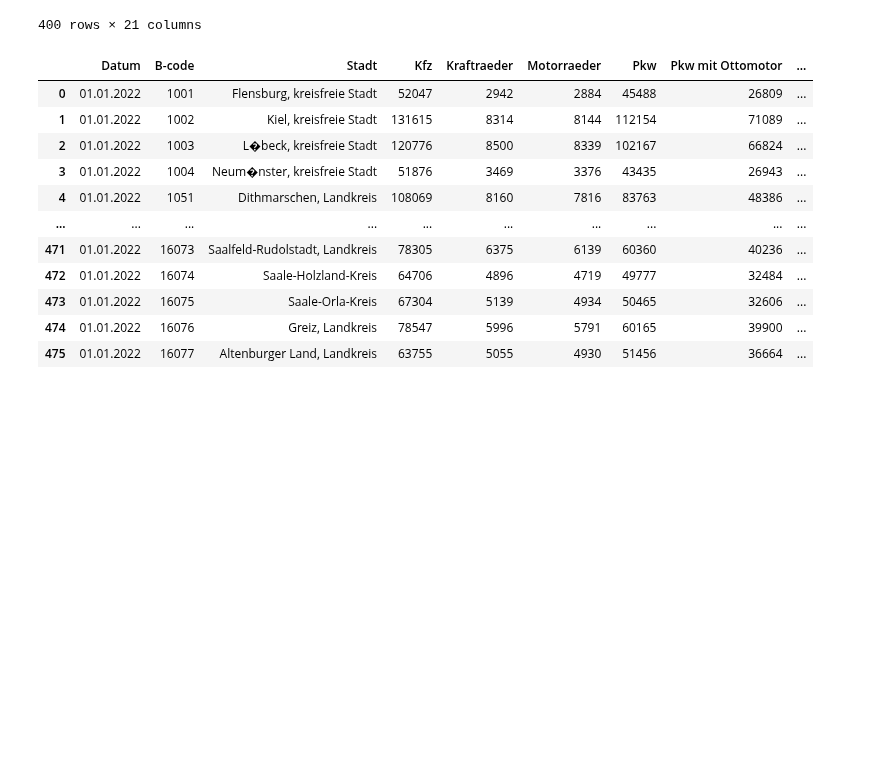
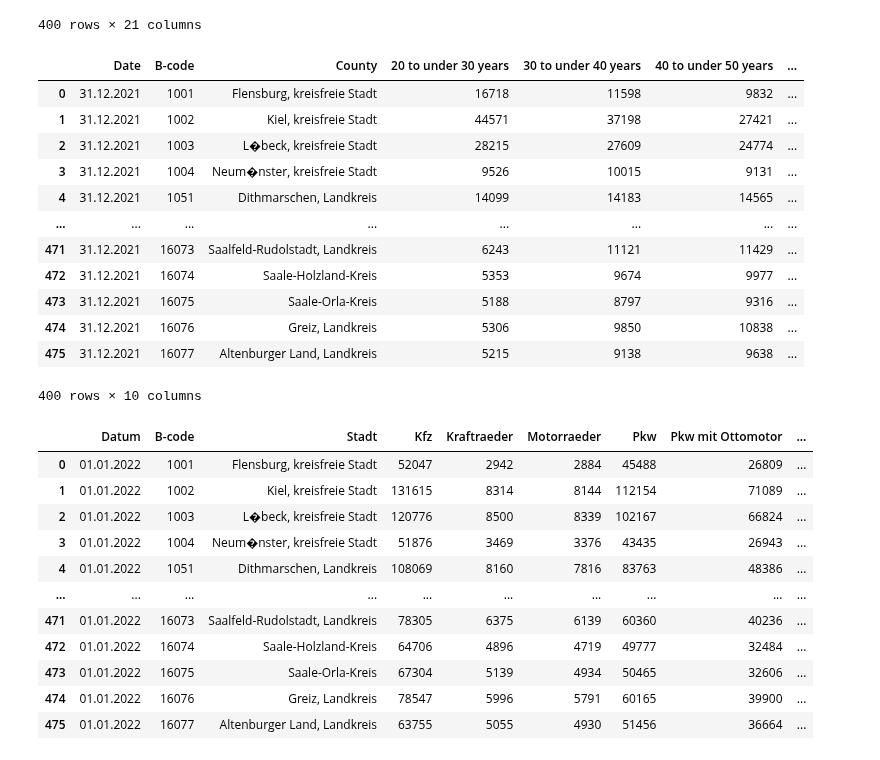
Before and after one commit to NumEconCopenhagen/projects-2023-mes, a Jupyter notebook: dataproject/dataproject.ipynb, the cells around one changed output. Cells and saved outputs as stored; diff of their text form; code cells hidden in the pictures; blank space fills up the shorter version.

```diff
--- a/dataproject/dataproject.ipynb
+++ b/dataproject/dataproject.ipynb
@@ -55,6 +55,57 @@ dfA
 | 474 | 31.12.2021 | 16076 | Greiz, Landkreis | 1939 | 2290 | 3371 | ... |
 | 475 | 31.12.2021 | 16077 | Altenburger Land, Landkreis | 1718 | 2088 | 2842 | ... |
 400 rows × 21 columns
+# %%
+# read the data into a DataFrame
+
+
+
+dfA = dfA.apply(pd.to_numeric, errors = 'ignore')
+
+age_ranges = [
+    ('20 bis unter 25 Jahre', '25 bis unter 30 Jahre'),
+    ('30 bis unter 35 Jahre', '35 bis unter 40 Jahre'),
+    ('40 bis unter 45 Jahre', '45 bis unter 50 Jahre'),
+    ('50 bis unter 55 Jahre', '55 bis unter 60 Jahre')
+]
+
+# loop over the age ranges and add them together
+for age_range in age_ranges:
+    col1, col2 = age_range
+    lower_bound = int(col1.split()[0])
+    upper_bound = int(col2.split()[0])
+    new_col_name = f'{lower_bound}-{upper_bound}'
+    dfA[new_col_name] = dfA[col1] + dfA[col2]
+
+# drop irrelevant ages
+
+dfA.drop(['unter 3 Jahre', '3 bis unter 6 Jahre', '6 bis unter 10 Jahre', '10 bis unter 15 Jahre', '15 bis unter 18 Jahre', '18 bis unter 20 Jahre', '20 bis unter 25 Jahre', '25 bis unter 30 Jahre', '30 bis unter 35 Jahre', '35 bis unter 40 Jahre', '40 bis unter 45 Jahre', '45 bis unter 50 Jahre', '50 bis unter 55 Jahre', '55 bis unter 60 Jahre', '60 bis unter 65 Jahre'], axis=1, inplace=True)
+# %%
+#remame the columns
+
+dfA_final = dfA.rename(columns = {'65 bis unter 75 Jahre':'65 to under 75 years', 'Landkreis':'County', 'Datum':'Date','75 Jahre und mehr':'75 years and older', 'Insgesamt':'Total', '20-25':'20 to under 30 years', '30-35':'30 to under 40 years', '40-45':'40 to under 50 years', '50-55':'50 to under 60 years' })
+
+# new column order
+
+new_column_order = ['Date', 'B-code', 'County', '20 to under 30 years', '30 to under 40 years', '40 to under 50 years', '50 to under 60 years', '65 to under 75 years', '75 years and older', 'Total']
+dfA_final = dfA_final.reindex(columns=new_column_order)
+
+# display the modified DataFrame
+dfA_final
+# %% [output]
+|  | Date | B-code | County | 20 to under 30 years | 30 to under 40 years | 40 to under 50 years | ... |
+| 0 | 31.12.2021 | 1001 | Flensburg, kreisfreie Stadt | 16718 | 11598 | 9832 | ... |
+| 1 | 31.12.2021 | 1002 | Kiel, kreisfreie Stadt | 44571 | 37198 | 27421 | ... |
+| 2 | 31.12.2021 | 1003 | L�beck, kreisfreie Stadt | 28215 | 27609 | 24774 | ... |
+| 3 | 31.12.2021 | 1004 | Neum�nster, kreisfreie Stadt | 9526 | 10015 | 9131 | ... |
+| 4 | 31.12.2021 | 1051 | Dithmarschen, Landkreis | 14099 | 14183 | 14565 | ... |
+| ... | ... | ... | ... | ... | ... | ... | ... |
+| 471 | 31.12.2021 | 16073 | Saalfeld-Rudolstadt, Landkreis | 6243 | 11121 | 11429 | ... |
+| 472 | 31.12.2021 | 16074 | Saale-Holzland-Kreis | 5353 | 9674 | 9977 | ... |
+| 473 | 31.12.2021 | 16075 | Saale-Orla-Kreis | 5188 | 8797 | 9316 | ... |
+| 474 | 31.12.2021 | 16076 | Greiz, Landkreis | 5306 | 9850 | 10838 | ... |
+| 475 | 31.12.2021 | 16077 | Altenburger Land, Landkreis | 5215 | 9138 | 9638 | ... |
+400 rows × 10 columns
 # %%
 # Kraftfahrzeug
 
```
Also changed, not shown: parts of 3 cells of this notebook, 2 other files.
